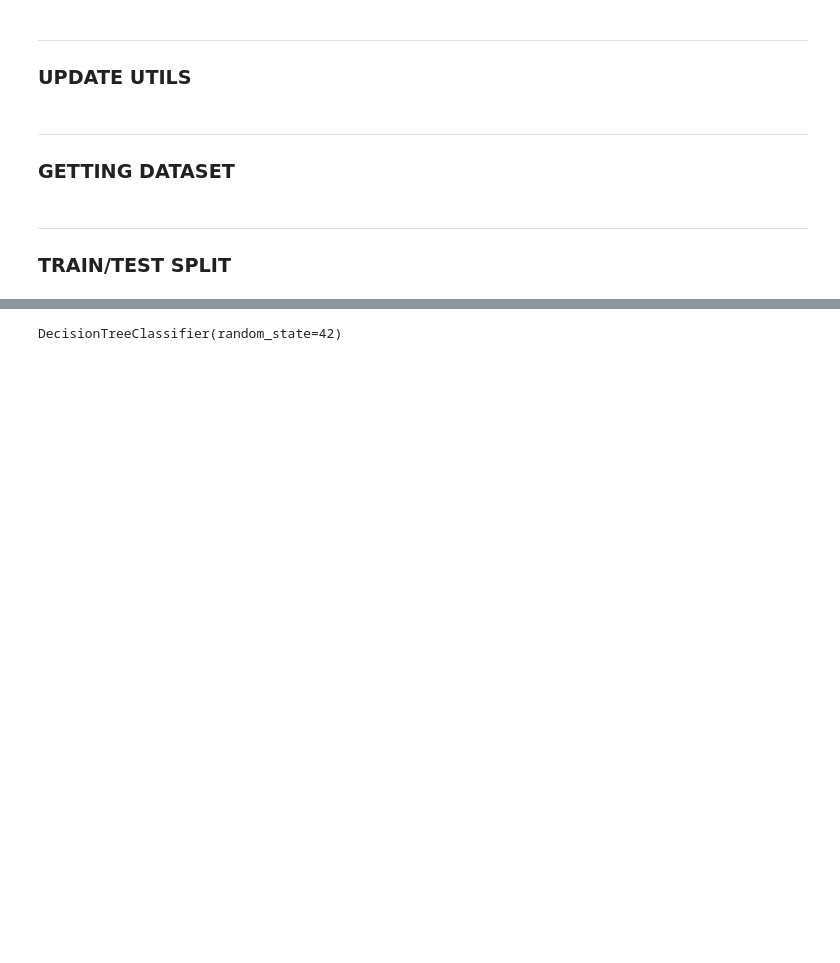
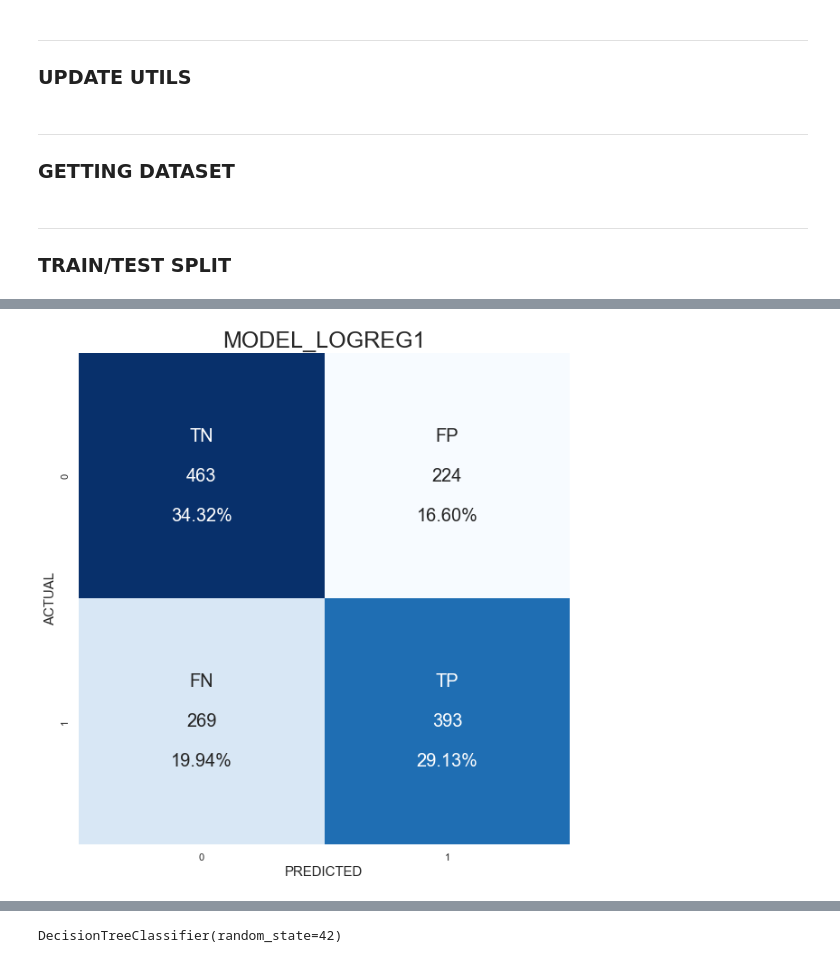
Before and after one commit to mabatalla/Academic-project-Is-this-Picasso, a Jupyter notebook: 03.- Predictions.ipynb, the cells around one changed output, grey strips where cells are left out. Cells and saved outputs as stored; diff of their text form; code cells hidden in the pictures; blank space fills up the shorter version.

```diff
--- a/03.- Predictions.ipynb
+++ b/03.- Predictions.ipynb
@@ -325,0 +263,5 @@ c_matrix_bin(y2_test, preds2)
+# %%
+# Evaluate model_logreg1 performance
+c_matrix_bin('model_logreg1', y1_test, preds1);
+# %% [output]
+[figure, added]
```
Also changed, not shown: parts of 71 cells of this notebook, 1 other file.
